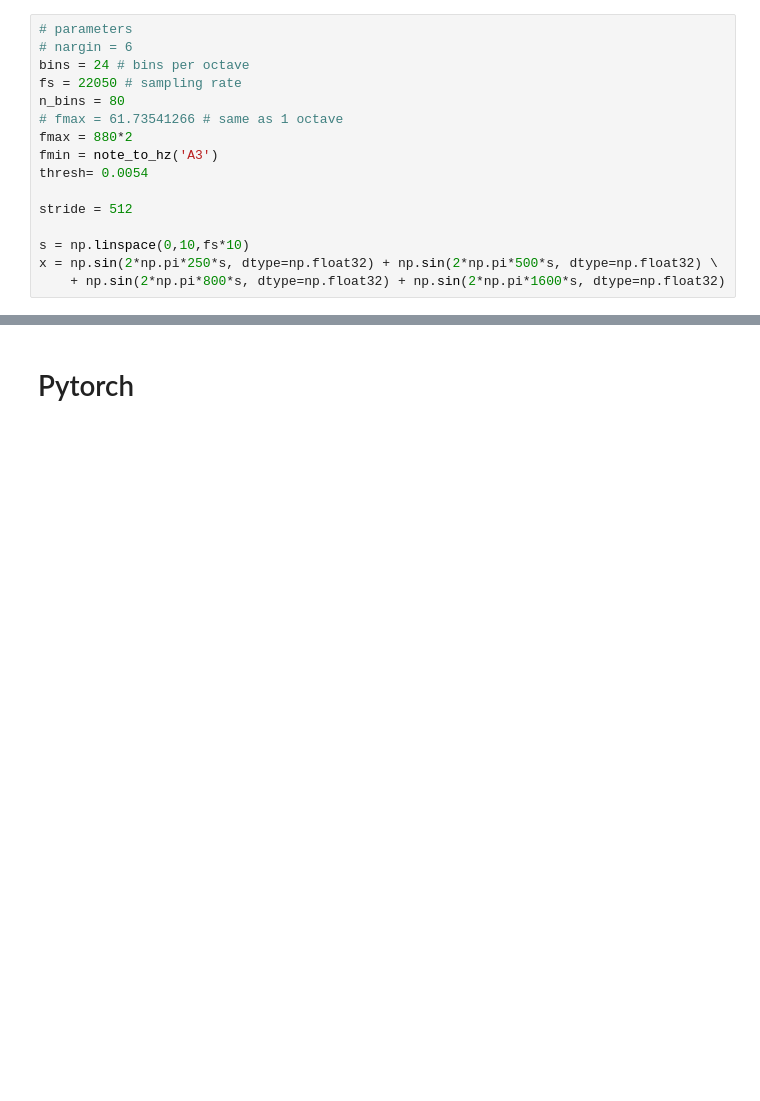
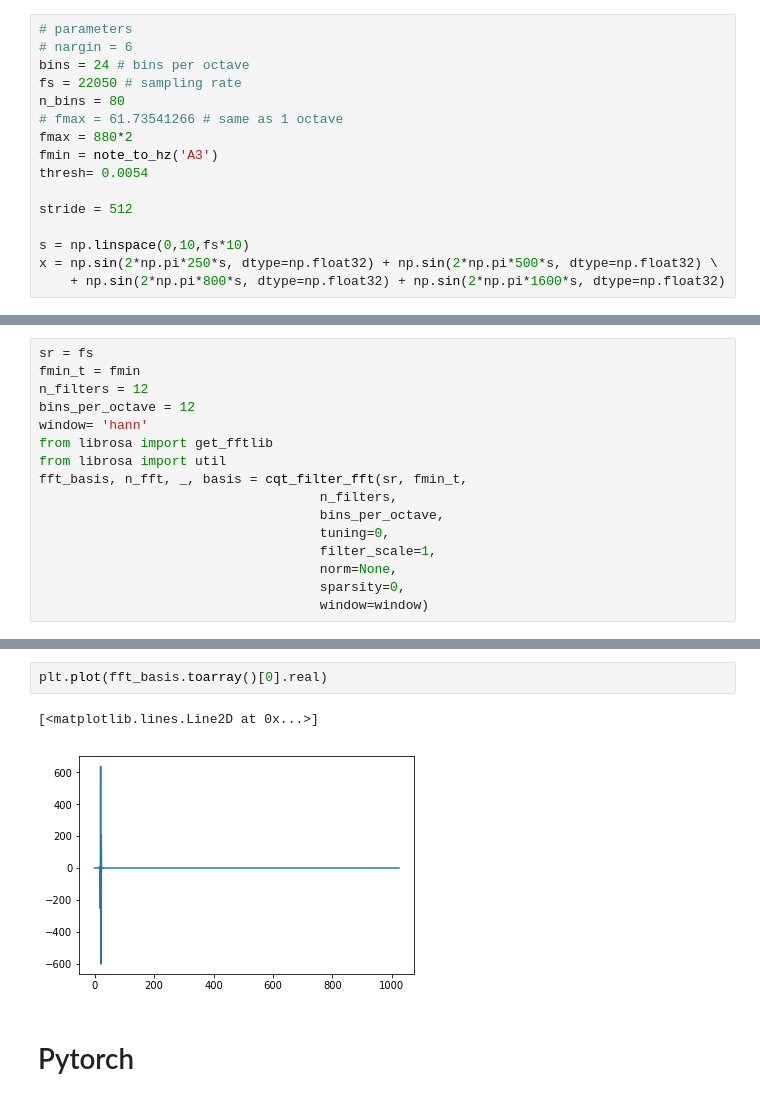
Before and after one commit to KinWaiCheuk/nnAudio, a Jupyter notebook: CQT.ipynb, the cells around one changed output, grey strips where cells are left out. Drawn from its saved outputs; the diff is of its cells as text; blank space fills up the shorter version.

```diff
--- a/CQT.ipynb
+++ b/CQT.ipynb
@@ -23,0 +60,16 @@ x = np.sin(2*np.pi*250*s, dtype=np.float32) + np.sin(2*np.pi*500*s, dtype=np.flo
+# %%
+sr = fs
+fmin_t = fmin
+n_filters = 12
+bins_per_octave = 12
+window= 'hann'
+from librosa import get_fftlib
+from librosa import util
+fft_basis, n_fft, _, basis = cqt_filter_fft(sr, fmin_t,
+                                    n_filters,
+                                    bins_per_octave,
+                                    tuning=0,
+                                    filter_scale=1,
+                                    norm=None,
+                                    sparsity=0,
+                                    window=window)
@@ -24,3 +87,8 @@ x = np.sin(2*np.pi*250*s, dtype=np.float32) + np.sin(2*np.pi*500*s, dtype=np.flo
+# %%
+plt.plot(fft_basis.toarray()[0].real)
+# %% [output]
+[<matplotlib.lines.Line2D at 0x...>]
+[figure, added]
 # %% [markdown]
 # Pytorch
 # %%
```
Also changed, not shown: parts of 4 cells of this notebook, 5 other files.
